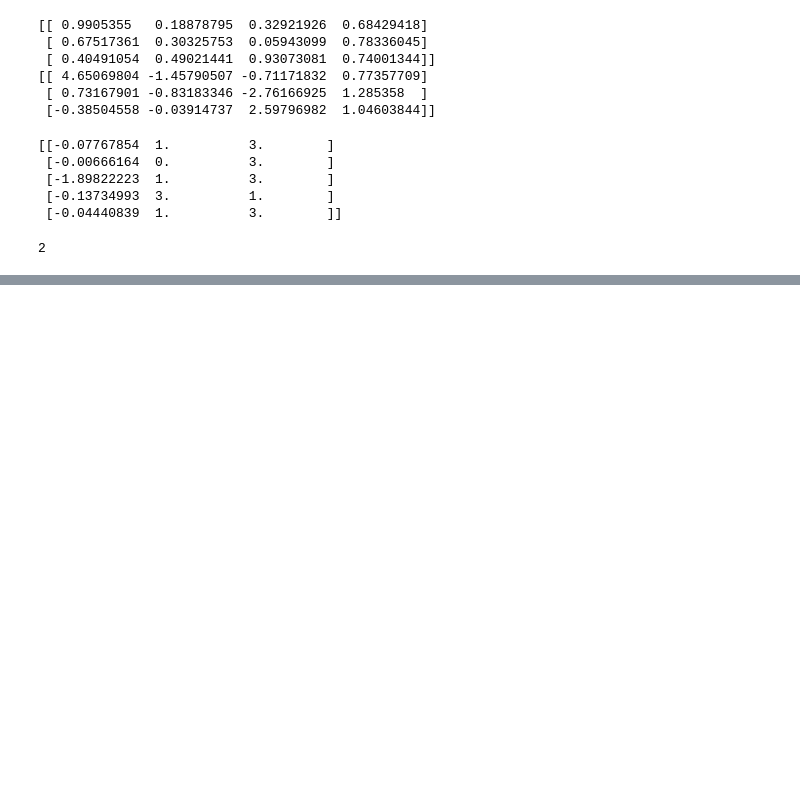
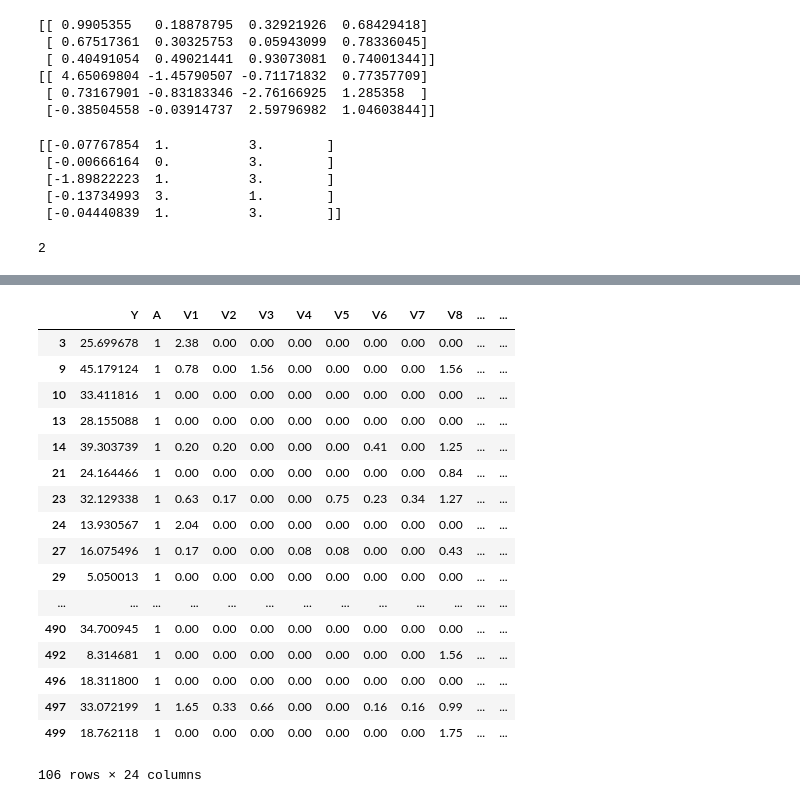
Before and after one commit to mullachv/causal_notes, a Jupyter notebook: framework/kcm_ker.ipynb, the cells around one changed output, grey strips where cells are left out. Drawn from its saved outputs; the diff is of its cells as text; code cells hidden in the pictures; blank space fills up the shorter version.

```diff
--- a/framework/kcm_ker.ipynb
+++ b/framework/kcm_ker.ipynb
@@ -440,0 +415,4 @@ a =
+# %%
+df = pd.read_csv('TestDatasets_lowD/testdataset7.csv')
+df.tail()
+# df.count
@@ -440,0 +427,21 @@ a =
+# %%
+df[df['A']==1]
+# %% [output]
+|  | Y | A | V1 | V2 | V3 | V4 | V5 | V6 | V7 | V8 | ... | ... |
+| 3 | 25.699678 | 1 | 2.38 | 0.00 | 0.00 | 0.00 | 0.00 | 0.00 | 0.00 | 0.00 | ... | ... |
+| 9 | 45.179124 | 1 | 0.78 | 0.00 | 1.56 | 0.00 | 0.00 | 0.00 | 0.00 | 1.56 | ... | ... |
+| 10 | 33.411816 | 1 | 0.00 | 0.00 | 0.00 | 0.00 | 0.00 | 0.00 | 0.00 | 0.00 | ... | ... |
+| 13 | 28.155088 | 1 | 0.00 | 0.00 | 0.00 | 0.00 | 0.00 | 0.00 | 0.00 | 0.00 | ... | ... |
+| 14 | 39.303739 | 1 | 0.20 | 0.20 | 0.00 | 0.00 | 0.00 | 0.41 | 0.00 | 1.25 | ... | ... |
+| 21 | 24.164466 | 1 | 0.00 | 0.00 | 0.00 | 0.00 | 0.00 | 0.00 | 0.00 | 0.84 | ... | ... |
+| 23 | 32.129338 | 1 | 0.63 | 0.17 | 0.00 | 0.00 | 0.75 | 0.23 | 0.34 | 1.27 | ... | ... |
+| 24 | 13.930567 | 1 | 2.04 | 0.00 | 0.00 | 0.00 | 0.00 | 0.00 | 0.00 | 0.00 | ... | ... |
+| 27 | 16.075496 | 1 | 0.17 | 0.00 | 0.00 | 0.08 | 0.08 | 0.00 | 0.00 | 0.43 | ... | ... |
+| 29 | 5.050013 | 1 | 0.00 | 0.00 | 0.00 | 0.00 | 0.00 | 0.00 | 0.00 | 0.00 | ... | ... |
+| ... | ... | ... | ... | ... | ... | ... | ... | ... | ... | ... | ... | ... |
+| 490 | 34.700945 | 1 | 0.00 | 0.00 | 0.00 | 0.00 | 0.00 | 0.00 | 0.00 | 0.00 | ... | ... |
+| 492 | 8.314681 | 1 | 0.00 | 0.00 | 0.00 | 0.00 | 0.00 | 0.00 | 0.00 | 1.56 | ... | ... |
+| 496 | 18.311800 | 1 | 0.00 | 0.00 | 0.00 | 0.00 | 0.00 | 0.00 | 0.00 | 0.00 | ... | ... |
+| 497 | 33.072199 | 1 | 1.65 | 0.33 | 0.66 | 0.00 | 0.00 | 0.16 | 0.16 | 0.99 | ... | ... |
+| 499 | 18.762118 | 1 | 0.00 | 0.00 | 0.00 | 0.00 | 0.00 | 0.00 | 0.00 | 1.75 | ... | ... |
+106 rows × 24 columns
```
Also changed, not shown: parts of 19 cells of this notebook, 11 other files.
